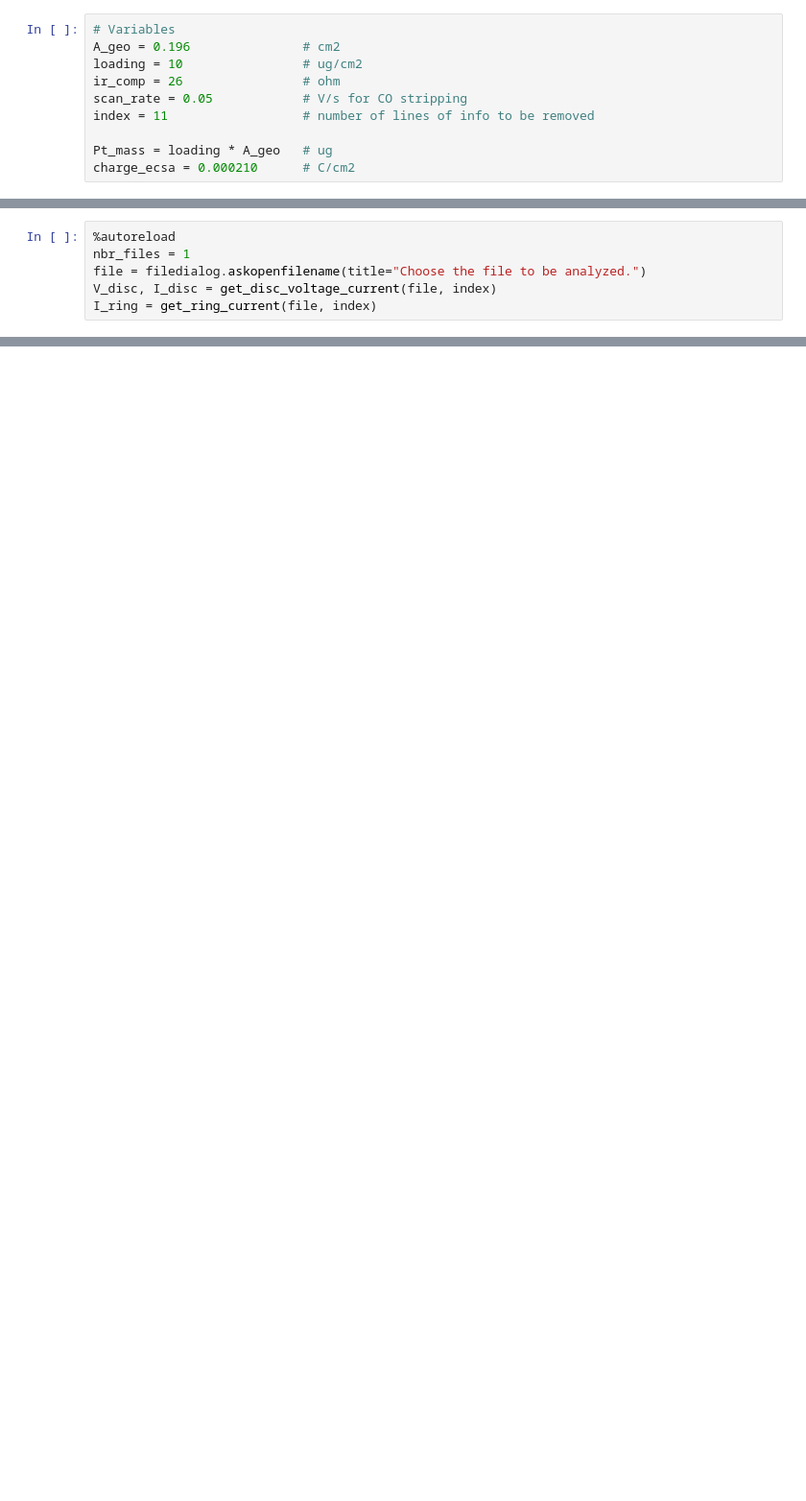
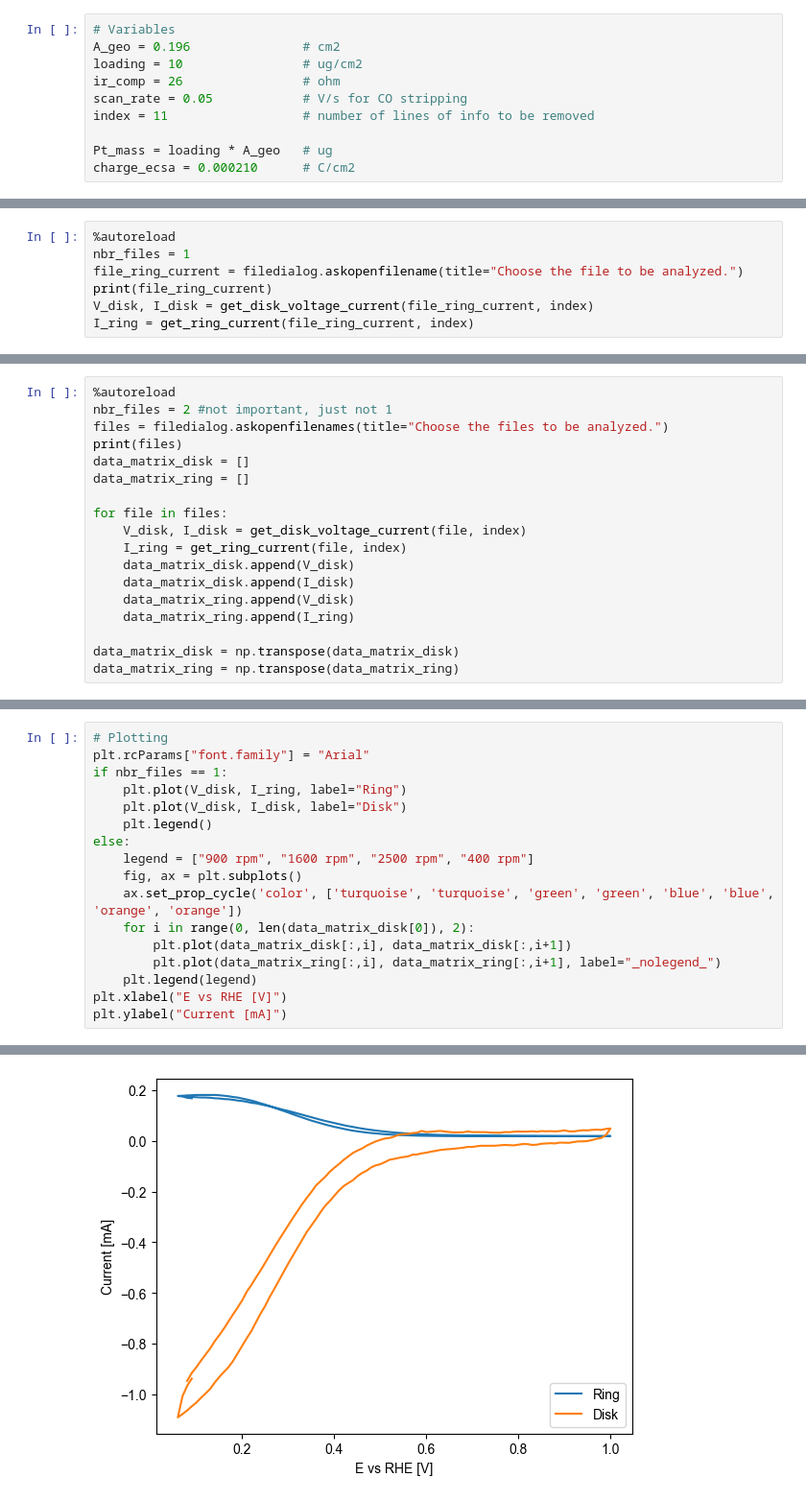
Before and after one commit to linneabjork/RRDE_analysis, a Jupyter notebook: run_activity.ipynb, the cells around one changed output, grey strips where cells are left out. Shown: that part at 96% size. Cells and saved outputs as stored; diff of their text form; blank space fills up the shorter version.

```diff
--- a/run_activity.ipynb
+++ b/run_activity.ipynb
@@ -33,6 +38,7 @@ charge_ecsa = 0.000210      # C/cm2
 # %%
 %autoreload
 nbr_files = 1
-file = filedialog.askopenfilename(title="Choose the file to be analyzed.")
-V_disc, I_disc = get_disc_voltage_current(file, index)
-I_ring = get_ring_current(file, index)
+file_ring_current = filedialog.askopenfilename(title="Choose the file to be analyzed.")
+print(file_ring_current)
+V_disk, I_disk = get_disk_voltage_current(file_ring_current, index)
+I_ring = get_ring_current(file_ring_current, index)
@@ -38,0 +49,18 @@ I_ring = get_ring_current(file, index)
+# %%
+%autoreload
+nbr_files = 2 #not important, just not 1
+files = filedialog.askopenfilenames(title="Choose the files to be analyzed.")
+print(files)
+data_matrix_disk = []
+data_matrix_ring = []
+
+for file in files:
+    V_disk, I_disk = get_disk_voltage_current(file, index)
+    I_ring = get_ring_current(file, index)
+    data_matrix_disk.append(V_disk)
+    data_matrix_disk.append(I_disk)
+    data_matrix_ring.append(V_disk)
+    data_matrix_ring.append(I_ring)
+
+data_matrix_disk = np.transpose(data_matrix_disk)
+data_matrix_ring = np.transpose(data_matrix_ring)
@@ -38,0 +69,18 @@ I_ring = get_ring_current(file, index)
+# %%
+# Plotting
+plt.rcParams["font.family"] = "Arial"
+if nbr_files == 1:
+    plt.plot(V_disk, I_ring, label="Ring")
+    plt.plot(V_disk, I_disk, label="Disk")
+    plt.legend()
+else:
+    legend = ["900 rpm", "1600 rpm", "2500 rpm", "400 rpm"]
+    fig, ax = plt.subplots()
+    ax.set_prop_cycle('color', ['turquoise', 'turquoise', 'green', 'green', 'blue', 'blue', 'orange', 'orange'])
+    for i in range(0, len(data_matrix_disk[0]), 2):
+        plt.plot(data_matrix_disk[:,i], data_matrix_disk[:,i+1])
+        plt.plot(data_matrix_ring[:,i], data_matrix_ring[:,i+1], label="_nolegend_")
+    plt.legend(legend)
+plt.xlabel("E vs RHE [V]")
+plt.ylabel("Current [mA]")
+# %% [output]
@@ -38,0 +88 @@ I_ring = get_ring_current(file, index)
+[figure, added]
```
Also changed, not shown: parts of 30 cells of this notebook.
